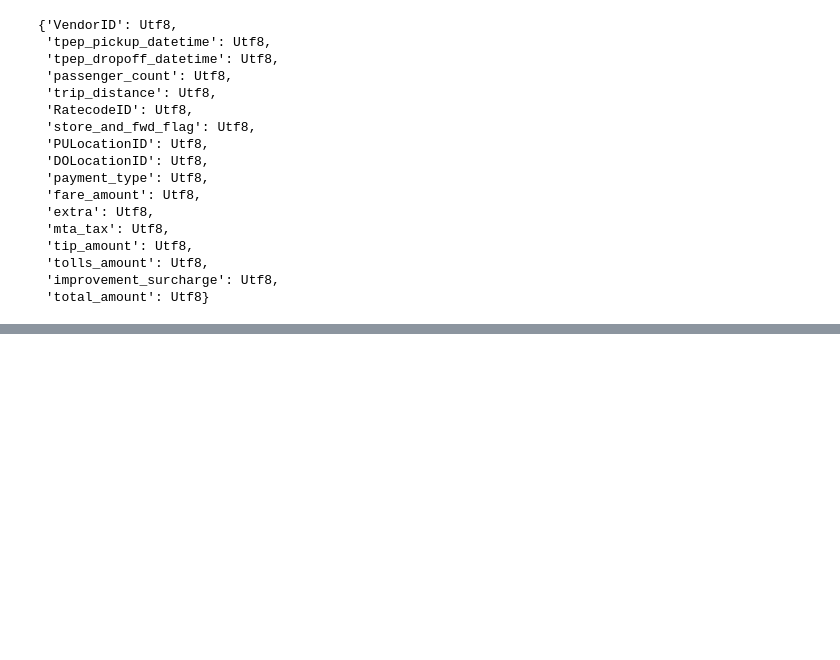
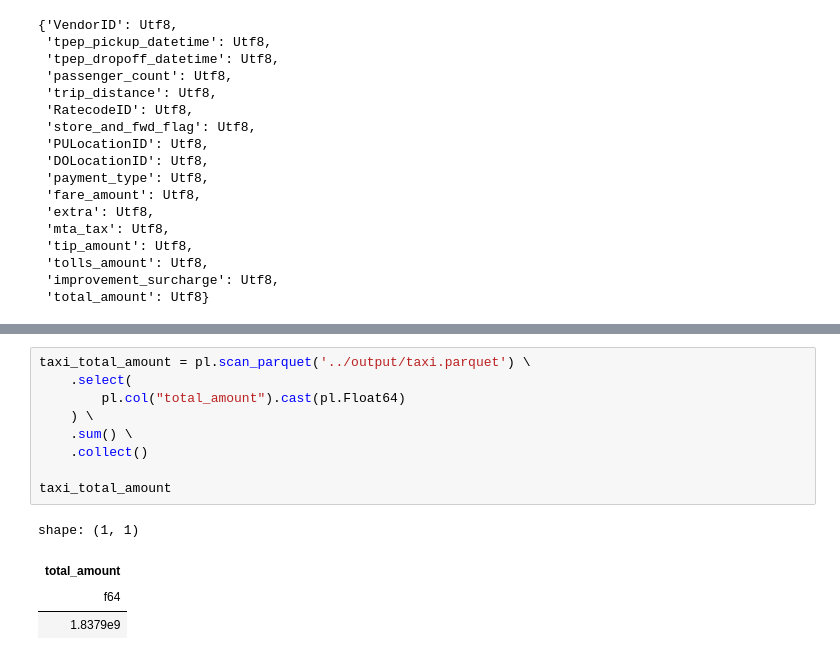
Before and after one commit to gmbmx/zophia-polars, a Jupyter notebook: notebooks/02_polars_io.ipynb, the cells around one changed output, grey strips where cells are left out. Saved outputs shown, nothing was run; the diff lists cells and outputs as text; blank space fills up the shorter version.

```diff
--- a/notebooks/02_polars_io.ipynb
+++ b/notebooks/02_polars_io.ipynb
@@ -57,0 +79,14 @@ taxi_df.schema
+# %%
+taxi_total_amount = pl.scan_parquet('../output/taxi.parquet') \
+    .select(
+        pl.col("total_amount").cast(pl.Float64)
+    ) \
+    .sum() \
+    .collect()
+
+taxi_total_amount
+# %% [output]
+shape: (1, 1)
+| total_amount |
+| f64 |
+| 1.8379e9 |
```
Also changed, not shown: parts of 2 cells of this notebook, 3 other files.
